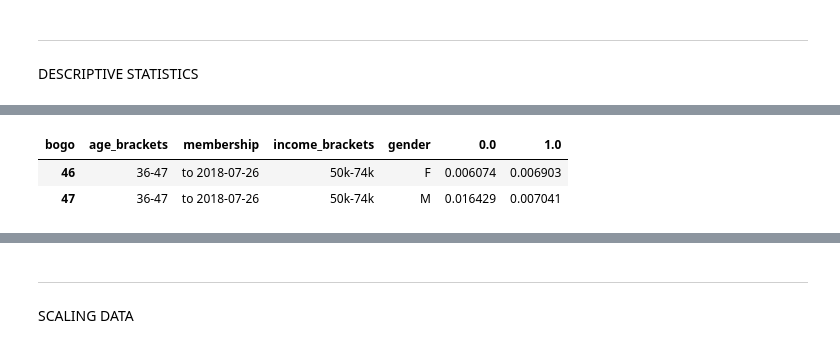
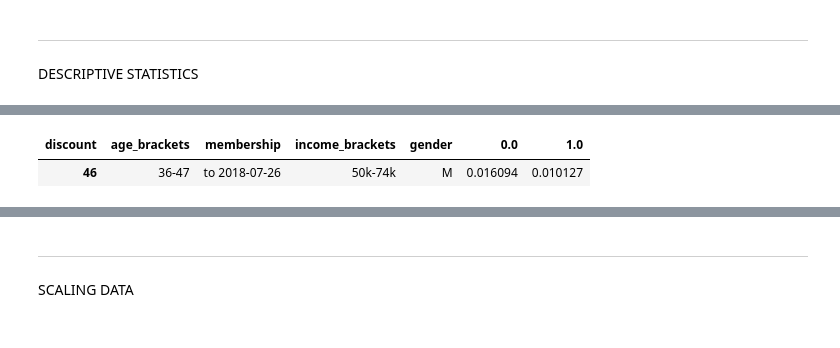
Before and after one commit to 6one2/StarbucksChallenge, a Jupyter notebook: devStarbucks.ipynb, the cells around one changed output, grey strips where cells are left out. Drawn from its saved outputs; the diff is of its cells as text; code cells hidden in the pictures.

```diff
--- a/devStarbucks.ipynb
+++ b/devStarbucks.ipynb
@@ -800,8 +834,8 @@ feat
 | ffff82501cea40309d5fdd7edcca4a07 | 36-47 | to 2017-08-01 | 50k-74k | F |
 14487 rows × 4 columns
 # %%
-df = feat.join(y_complete)
-df.head()
+df_feat = feat.join(y_complete)
+df_feat.head()
 # %% [output]
 |  | age_brackets | membership | income_brackets | gender | bogo | discount | informational |
 | profile_id |  |  |  |  |  |  |  |
@@ -813,3 +847,5 @@ df.head()
 # %% [markdown]
 ___
 DESCRIPTIVE STATISTICS
+# %%
+df_feat = df_feat.join(df.total_spending)
@@ -835,9 +897,9 @@ res_bogo.sort_values(by=1, ascending=False)[:10]
 # %%
-res_discount = df.groupby(['age_brackets', 'membership', 'income_brackets', 'gender'])['discount']\
-    .value_counts(normalize=False)\
-    .unstack()/len(df)
+res_discount = df_feat.groupby(['age_brackets', 'membership', 'income_brackets', 'gender'])['discount']\
+    .value_counts(normalize=True)\
+    .unstack()
 
 res_discount = res_discount.reset_index()
-res_discount.sort_values(by=1, ascending=False)[:10]
+res_discount.sort_values(by=1, ascending=False)[:50].style.bar(color='#53bce6')
 # %% [output]
 | discount | age_brackets | membership | income_brackets | gender | 0.0 | 1.0 |
@@ -897,12 +930,11 @@ def find_best_offer(age, member, income, gender, offer):
 # %%
 age = 43
 member = '2017-09-01'
 income = 63000
-gender = ['M', 'F']
-offer='bogo'
+gender = 'M'
+df_offer= res_discount
 
-find_best_offer(age, member, income, gender, offer)
+find_best_offer(age, member, income, gender, df_offer)
 # %% [output]
-| bogo | age_brackets | membership | income_brackets | gender | 0.0 | 1.0 |
-| 46 | 36-47 | to 2018-07-26 | 50k-74k | F | 0.006074 | 0.006903 |
-| 47 | 36-47 | to 2018-07-26 | 50k-74k | M | 0.016429 | 0.007041 |
+| discount | age_brackets | membership | income_brackets | gender | 0.0 | 1.0 |
+| 46 | 36-47 | to 2018-07-26 | 50k-74k | M | 0.016094 | 0.010127 |
```
Also changed, not shown: parts of 14 cells of this notebook, 2 other files.
